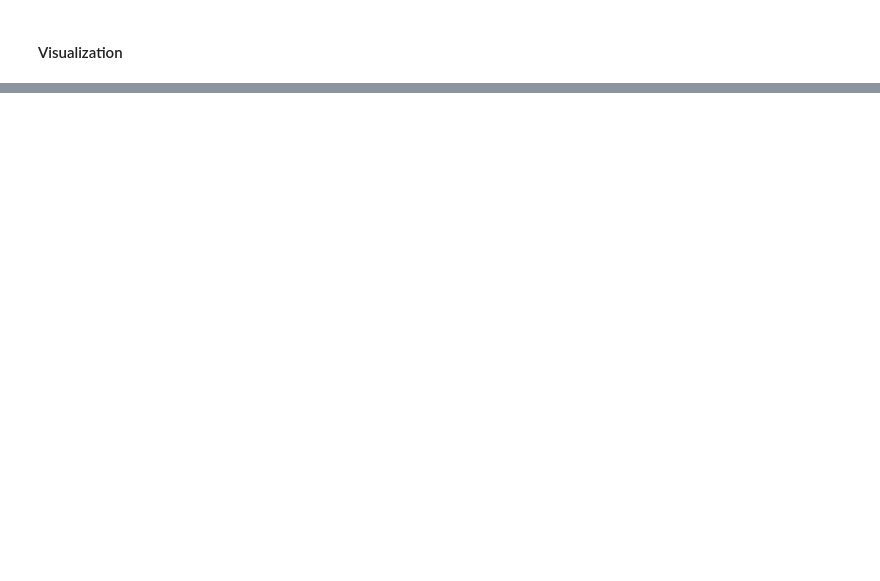
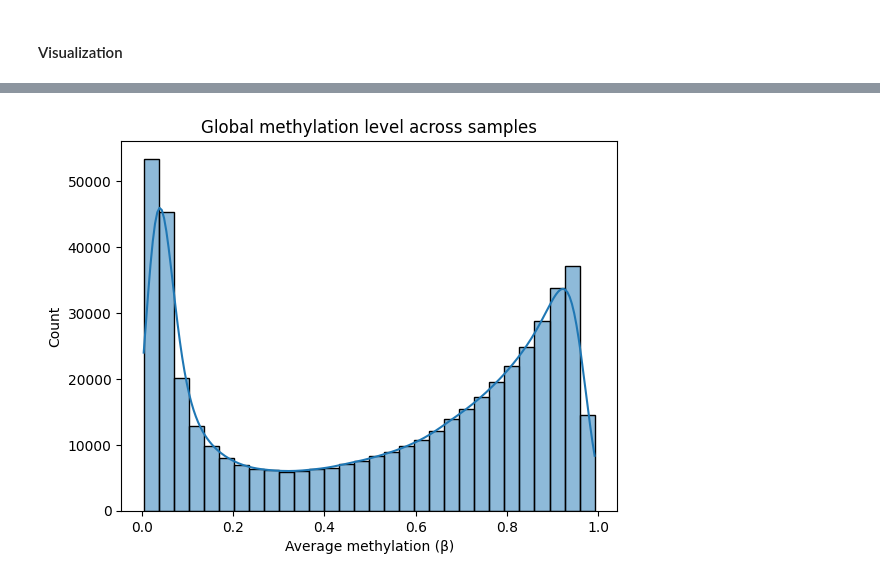
Before and after one commit to elisabettaroviera/THESIS, a Jupyter notebook: 01 - Notebook/01-data-exploration.ipynb, the cells around one changed output, grey strips where cells are left out. Cells and saved outputs as stored; diff of their text form; code cells hidden in the pictures; blank space fills up the shorter version.

Commit message:
Data exploration & visualization

```diff
--- a/01 - Notebook/01-data-exploration.ipynb
+++ b/01 - Notebook/01-data-exploration.ipynb
@@ -98,3 +69,7 @@ raw_dataset.head()
 | 3 | cg00000165 | 0.247964 | 0.343906 | 0.216030 | 0.576088 | 0.616293 | 0.238897 | 0.243838 | ... |
 | 4 | cg00000236 | 0.902621 | 0.868874 | 0.837979 | 0.931236 | 0.915173 | 0.827905 | 0.905214 | ... |
 5 rows × 408 columns
+# %%
+# Delete the first column relating to the CpG index
+raw_dataset.set_index('ID_REF', inplace=True)
+raw_dataset.head()
@@ -138,0 +119,4 @@ Missing values per columns: 0
+# %%
+# I transpose the dataset so that each row represents a sample and each column corresponds to a CpG site (feature)
+raw_dataset = raw_dataset.T
+raw_dataset.head()
@@ -179,0 +153,10 @@ gene_stats.head()
+# %%
+# Compute average beta per sample
+means = raw_dataset.mean(axis=0)
+
+sns.histplot(means, bins=30, kde=True)
+plt.xlabel("Average methylation (β)")
+plt.title("Global methylation level across samples")
+plt.show()
+# %% [output]
+[figure, added]
```
Also changed, not shown: parts of 30 cells of this notebook.
